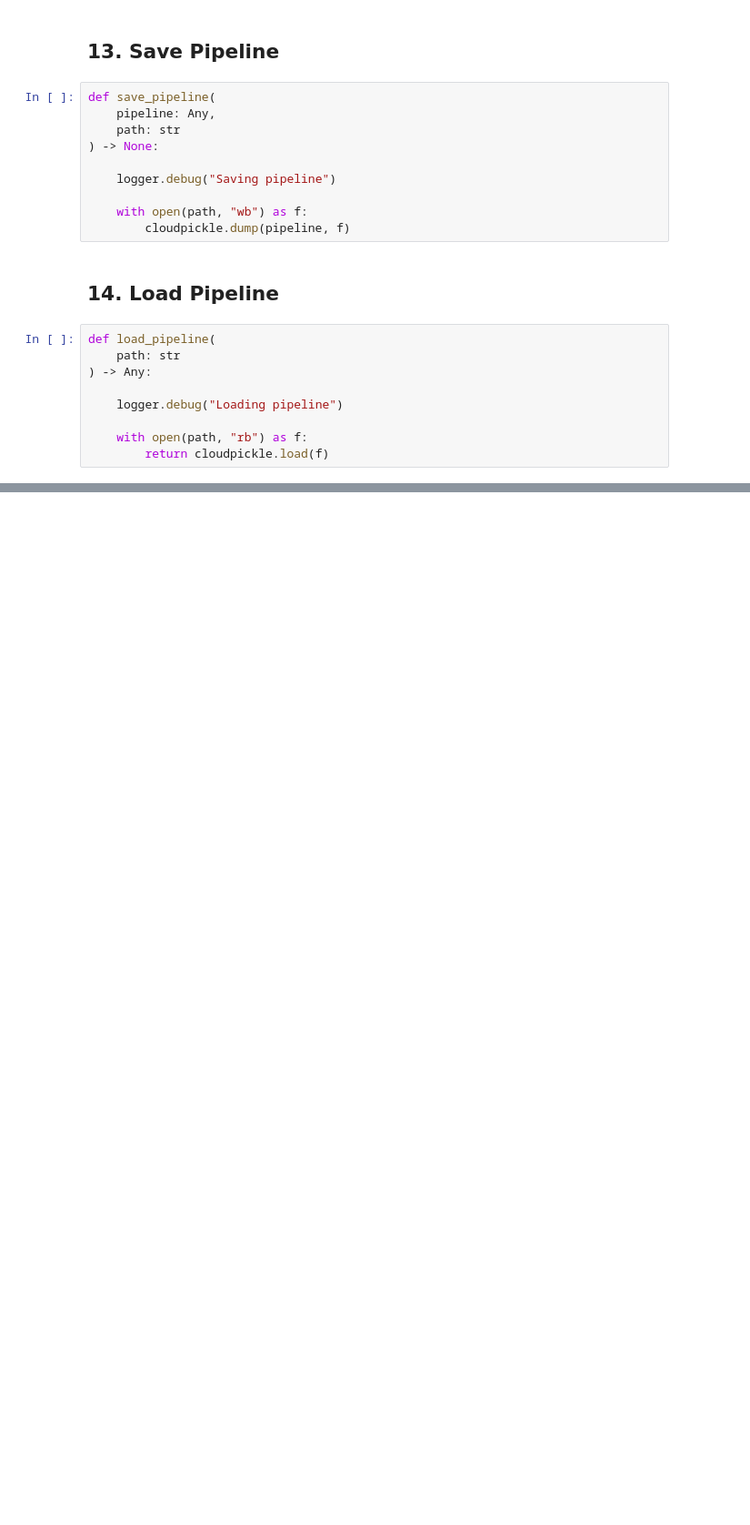
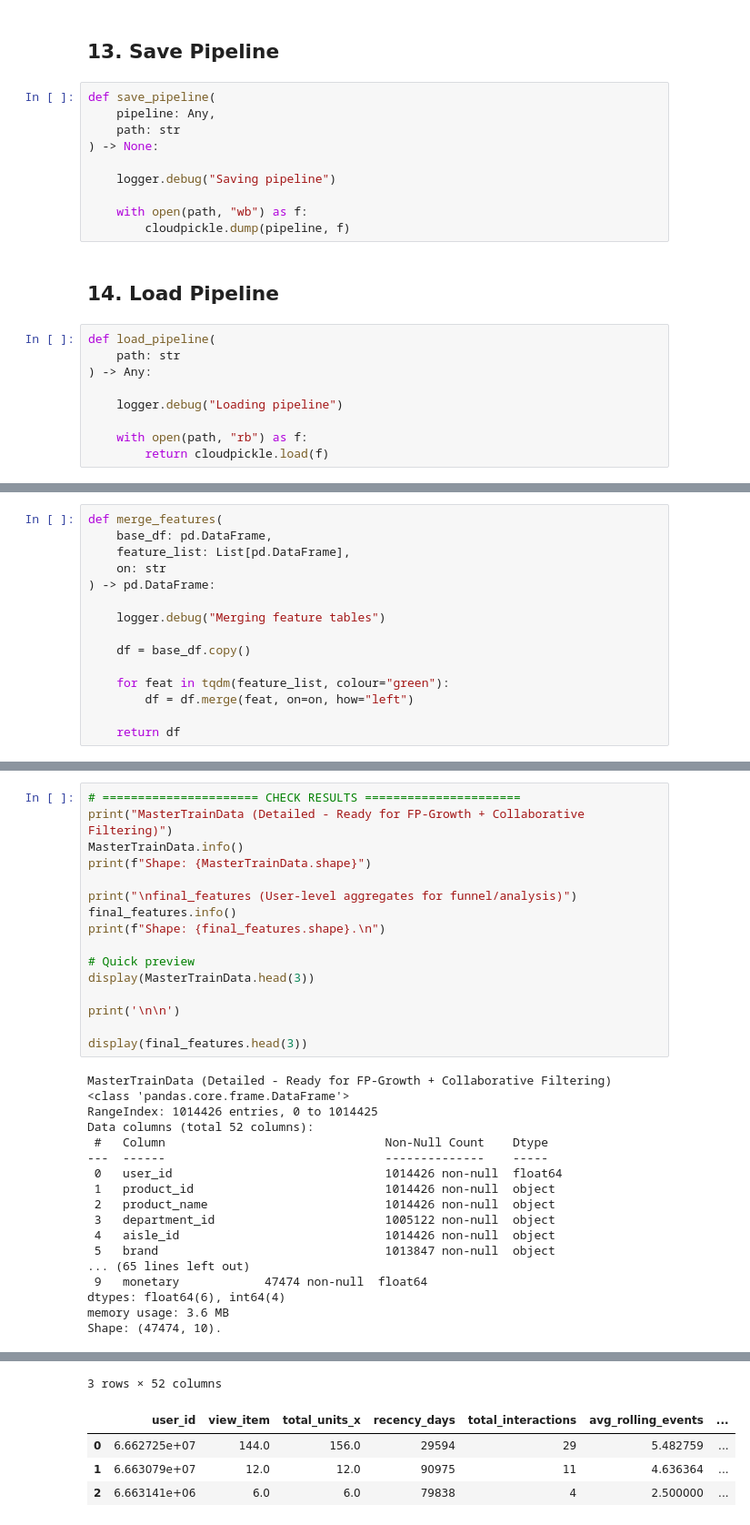
Before and after one commit to masterofray/cooprec_ml-analytics, a Jupyter notebook: notebooks/RC07_FPGrowth_Colaborative_Filtering.ipynb, the cells around one changed output, grey strips where cells are left out. Shown at 91% size. Cells and saved outputs as stored; diff of their text form; blank space fills up the shorter version.

```diff
--- a/notebooks/RC07_FPGrowth_Colaborative_Filtering.ipynb
+++ b/notebooks/RC07_FPGrowth_Colaborative_Filtering.ipynb
@@ -637,0 +867,15 @@ def load_pipeline(
+# %%
+def merge_features(
+    base_df: pd.DataFrame,
+    feature_list: List[pd.DataFrame],
+    on: str
+) -> pd.DataFrame:
+
+    logger.debug("Merging feature tables")
+
+    df = base_df.copy()
+
+    for feat in tqdm(feature_list, colour="green"):
+        df = df.merge(feat, on=on, how="left")
+
+    return df
@@ -637,0 +1438,34 @@ def load_pipeline(
+# %%
+# ====================== CHECK RESULTS ======================
+print("MasterTrainData (Detailed - Ready for FP-Growth + Collaborative Filtering)")
+MasterTrainData.info()
+print(f"Shape: {MasterTrainData.shape}")
+
+print("\nfinal_features (User-level aggregates for funnel/analysis)")
+final_features.info()
+print(f"Shape: {final_features.shape}.\n")
+
+# Quick preview
+display(MasterTrainData.head(3))
+
+print('\n\n')
+
+display(final_features.head(3))
+# %% [output]
+MasterTrainData (Detailed - Ready for FP-Growth + Collaborative Filtering)
+<class 'pandas.core.frame.DataFrame'>
+RangeIndex: 1014426 entries, 0 to 1014425
+Data columns (total 52 columns):
+ #   Column                               Non-Null Count    Dtype
+---  ------                               --------------    -----
+ 0   user_id                              1014426 non-null  float64
+ 1   product_id                           1014426 non-null  object
+ 2   product_name                         1014426 non-null  object
+ 3   department_id                        1005122 non-null  object
+ 4   aisle_id                             1014426 non-null  object
+ 5   brand                                1013847 non-null  object
+... (65 lines left out)
+ 9   monetary            47474 non-null  float64
+dtypes: float64(6), int64(4)
+memory usage: 3.6 MB
+Shape: (47474, 10).
@@ -637,0 +1476,5 @@ def load_pipeline(
+3 rows × 52 columns
+|  | user_id | view_item | total_units_x | recency_days | total_interactions | avg_rolling_events | ... |
+| 0 | 6.662725e+07 | 144.0 | 156.0 | 29594 | 29 | 5.482759 | ... |
+| 1 | 6.663079e+07 | 12.0 | 12.0 | 90975 | 11 | 4.636364 | ... |
+| 2 | 6.663141e+06 | 6.0 | 6.0 | 79838 | 4 | 2.500000 | ... |
```
Also changed, not shown: parts of 47 cells of this notebook.
